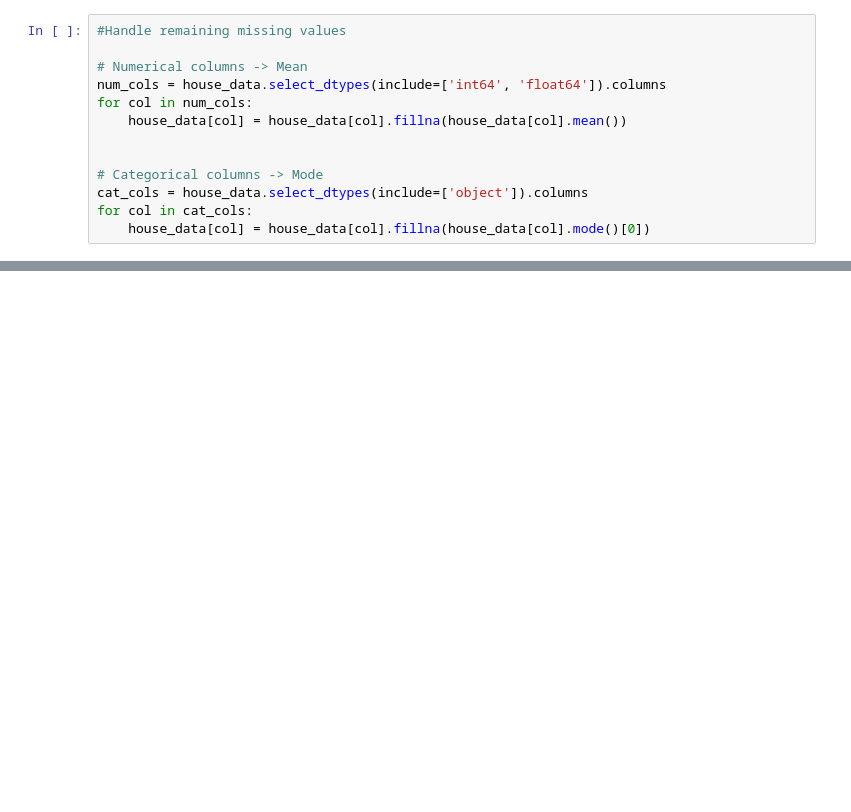
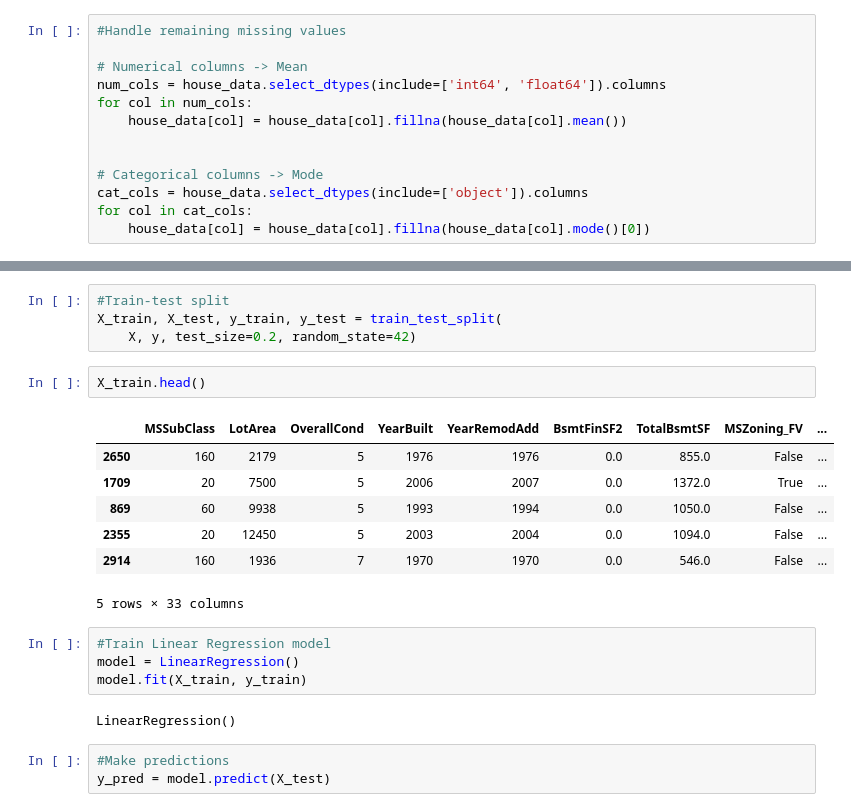
Before and after one commit to aleenaantony25/ai-ml-course, a Jupyter notebook: Supervised ML/house_price_prediction.ipynb, the cells around one changed output, grey strips where cells are left out. Drawn from its saved outputs; the diff is of its cells as text; blank space fills up the shorter version.

```diff
--- a/Supervised ML/house_price_prediction.ipynb
+++ b/Supervised ML/house_price_prediction.ipynb
@@ -91,0 +125,23 @@ for col in cat_cols:
+# %%
+#Train-test split
+X_train, X_test, y_train, y_test = train_test_split(
+    X, y, test_size=0.2, random_state=42)
+# %%
+X_train.head()
+# %% [output]
+|  | MSSubClass | LotArea | OverallCond | YearBuilt | YearRemodAdd | BsmtFinSF2 | TotalBsmtSF | MSZoning_FV | ... |
+| 2650 | 160 | 2179 | 5 | 1976 | 1976 | 0.0 | 855.0 | False | ... |
+| 1709 | 20 | 7500 | 5 | 2006 | 2007 | 0.0 | 1372.0 | True | ... |
+| 869 | 60 | 9938 | 5 | 1993 | 1994 | 0.0 | 1050.0 | False | ... |
+| 2355 | 20 | 12450 | 5 | 2003 | 2004 | 0.0 | 1094.0 | False | ... |
+| 2914 | 160 | 1936 | 7 | 1970 | 1970 | 0.0 | 546.0 | False | ... |
+5 rows × 33 columns
+# %%
+#Train Linear Regression model
+model = LinearRegression()
+model.fit(X_train, y_train)
+# %% [output]
+LinearRegression()
+# %%
+#Make predictions
+y_pred = model.predict(X_test)
```
Also changed, not shown: parts of 11 cells of this notebook.
